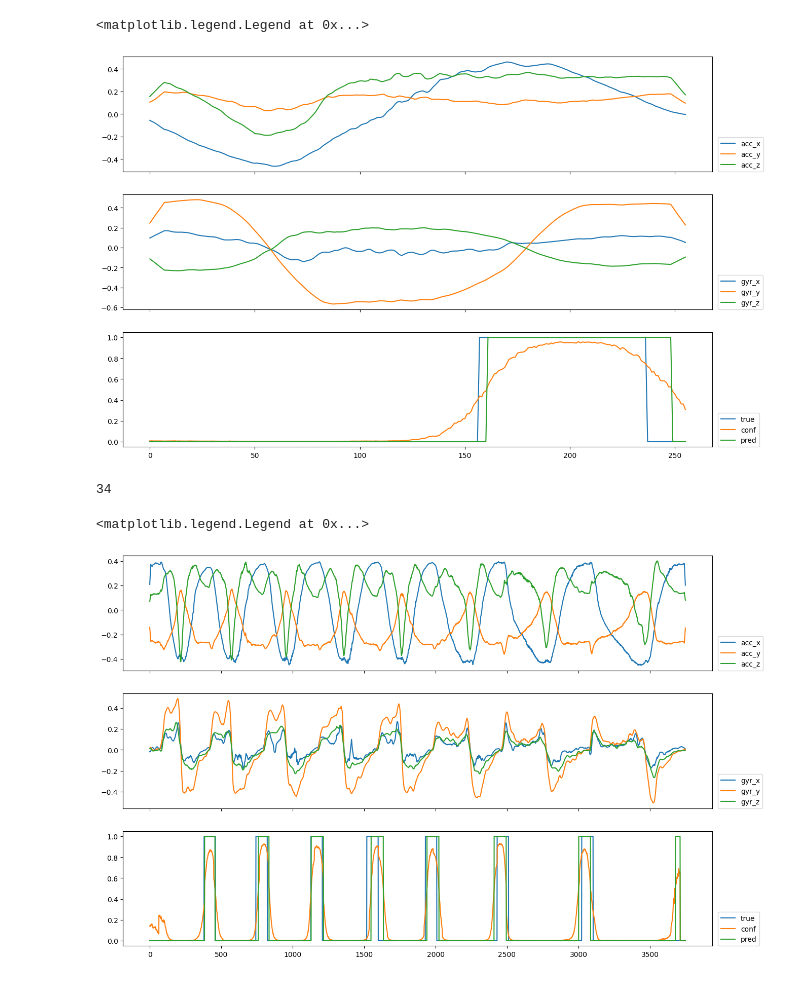
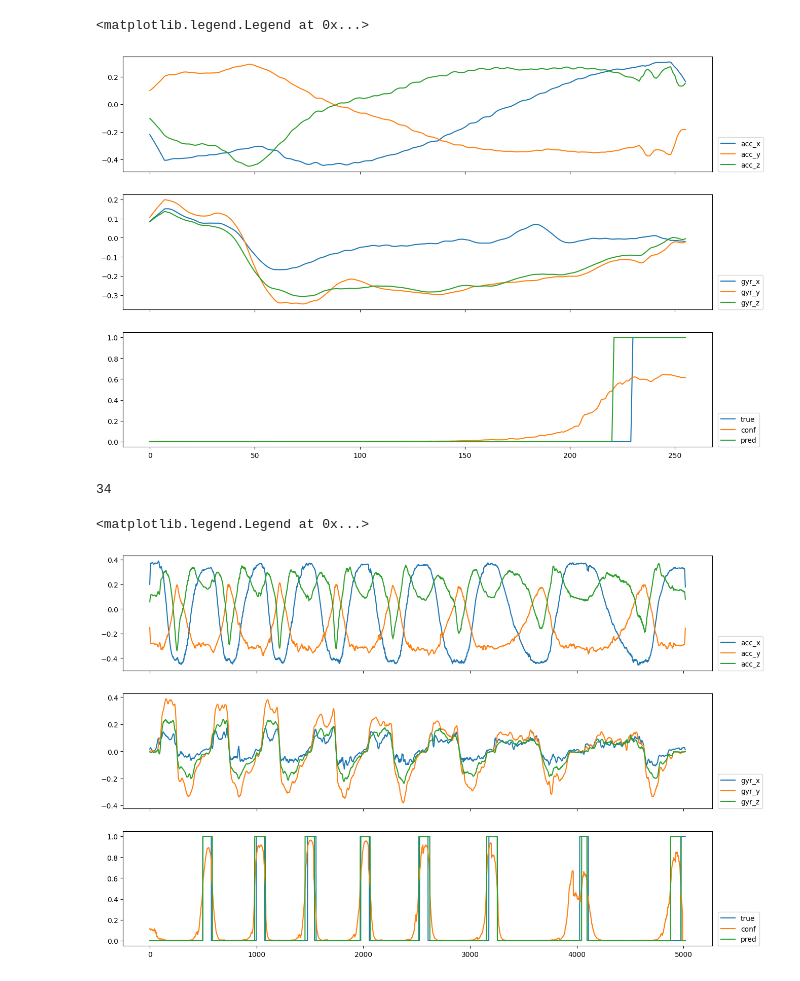
Before and after one commit to Musa-Azeem/AI-hypertrophy-coach, a Jupyter notebook: ml-notebooks/segmentation.ipynb, the cells around one changed output. Cells and saved outputs as stored; diff of their text form; code cells hidden in the pictures.

```diff
--- a/ml-notebooks/segmentation.ipynb
+++ b/ml-notebooks/segmentation.ipynb
@@ -330,3 +339,15 @@ config = json.load(open('../logs/search256/34/config.json'))
+# %%
+config = {
+    'stem_out_c': 128,
+    'depth': [2, 2, 1, 2, 1, 1],
+    'width': [64, 64, 256, 256, 64, 256],
+    'stem_kernel': 7,
+    'learning_rate': 0.005377128323229521,
+    'weight_decay': 0.00073713587550061,
+    'dropout': 0.1718645168344513,
+    'batch_size': 128,
+    'device': 'cuda:0'
+}
 # %%
 trainloader = DataLoader(train_dataset, batch_size=128, shuffle=True)
 valloader = DataLoader(val_dataset, batch_size=128, shuffle=False)
@@ -350,6 +371,6 @@ print(sum(p.numel() for p in model.parameters() if p.requires_grad))
 # model.encoder.load_state_dict(state_dict)
 # %%
 X,y = next(iter(trainloader))
-ypred = model.encoder(X.to(device))
+ypred = model(X.to(device))
 ypred.shape
 # %% [output]
@@ -491,9 +512,9 @@ train_losses, val_losses = train(100, model, trainloader, valloader, criterion,
 # pretrain, freeze:                     Epoch 6 train loss: 0.6034436684824215, val loss: 0.7165047940085916 then stable
 # pretrain, freeze all but last:        Epoch 1 train loss: 0.375631075791533, val loss: 0.5646517803563791 then overfit some
 # %%
-weights, config = torch.load('../best_model-class-0.78.pth')
-# config = json.load(open('../logs/search256/34/config.json'))
-# weights = torch.load('../logs/search256/34/best_model.pth')
+weights, config = torch.load('../best_model-class.pth')
+# config = json.load(open('../logs/search256-2/95/config.json'))
+# weights = torch.load('../logs/search256-2/95/best_model.pth')
 model = ConvNet(config).to(device)
 model.load_state_dict(weights)
 evaluate(model, valloader, trainloader)
@@ -506,7 +527,7 @@ ROC AUC: 0.9626
 #.819 shit
 #.46 gets most - usually larger than true (false positives)
 # 0.017, 0.07 perfect - (this was from overfit model on trainset)
-X,y = valloader.dataset[1000]
+X,y = valloader.dataset[2210]
 X = X.unsqueeze(0)
 y = y.unsqueeze(0)
 
@@ -533,7 +554,7 @@ axes[1].legend(loc=(1.01, 0))
 axes[2].legend(loc=(1.01, 0))
 # %% [output]
 <matplotlib.legend.Legend at 0x...>
-[figure, old version]
+[figure, new version]
 # %%
 interval = 64  # 0.64s
 session_id = val_ids[7]
@@ -541,7 +562,7 @@ print(session_id)
 
 session = df[df['session_id'] == session_id]
 session_dataset = IMUDataset(session, winsize, interval, None, aug=False)
-ys = segment_y(torch.from_numpy(session['rir'].values))#[:-(session.shape[0] % winsize)].numpy()
+ys = segment_y(torch.from_numpy(session['rir'].values), label_end=True)
 session.loc[:,['acc_x', 'acc_y', 'acc_z', 'gyr_x', 'gyr_y', 'gyr_z']] = \
     moving_average(torch.from_numpy(session[['acc_x', 'acc_y', 'acc_z', 'gyr_x', 'gyr_y', 'gyr_z']].values.T)).numpy().T
 
@@ -560,7 +581,7 @@ confs = np.nanmean(confs_overlap, axis=0)
 ypreds = np.round(confs)
 
 # smooth the predictions
-ypreds = np.convolve(ypreds, np.ones(15)/15, mode='same').round()
+ypreds = np.convolve(ypreds, np.ones(100)/100, mode='same').round()
 
 ypreds = np.concatenate([ypreds, np.zeros(session.shape[0] - len(ypreds))])
 confs = np.concatenate([confs, np.zeros(session.shape[0] - len(confs))])
@@ -578,31 +599,31 @@ confs = np.concatenate([confs, np.zeros(session.shape[0] - len(confs))])
 #     if bout_length < 10:
 #         ypreds[start:end] = 0
 
 fig, axes = plt.subplots(3,1, sharex=True, figsize=(15,10))
 axes[0].plot(session['acc_x'].values, label='acc_x')
 axes[0].plot(session['acc_y'].values, label='acc_y')
 axes[0].plot(session['acc_z'].values, label='acc_z')
 
 axes[1].plot(session['gyr_x'].values, label='gyr_x')
 axes[1].plot(session['gyr_y'].values, label='gyr_y')
 axes[1].plot(session['gyr_z'].values, label='gyr_z')
 
 axes[2].plot(ys, label='true')
 axes[2].plot(confs, label='conf')
 axes[2].plot(ypreds, label='pred')
 
 # for start,end in zip(starts, ends):
 #     axes[0].axvline(start, color='red', linestyle='--')
 #     axes[1].axvline(start, color='red', linestyle='--')
 #     axes[2].axvline(start, color='red', linestyle='--')
 #     axes[0].axvline(end, color='green', linestyle='--')
 #     axes[1].axvline(end, color='green', linestyle='--')
 #     axes[2].axvline(end, color='green', linestyle='--')
 
 axes[0].legend(loc=(1.01, 0))
 axes[1].legend(loc=(1.01, 0))
 axes[2].legend(loc=(1.01, 0))
 # %% [output]
 34
 <matplotlib.legend.Legend at 0x...>
-[figure, old version]
+[figure, new version]
```
Also changed, not shown: parts of 11 cells of this notebook, 4 other files.
